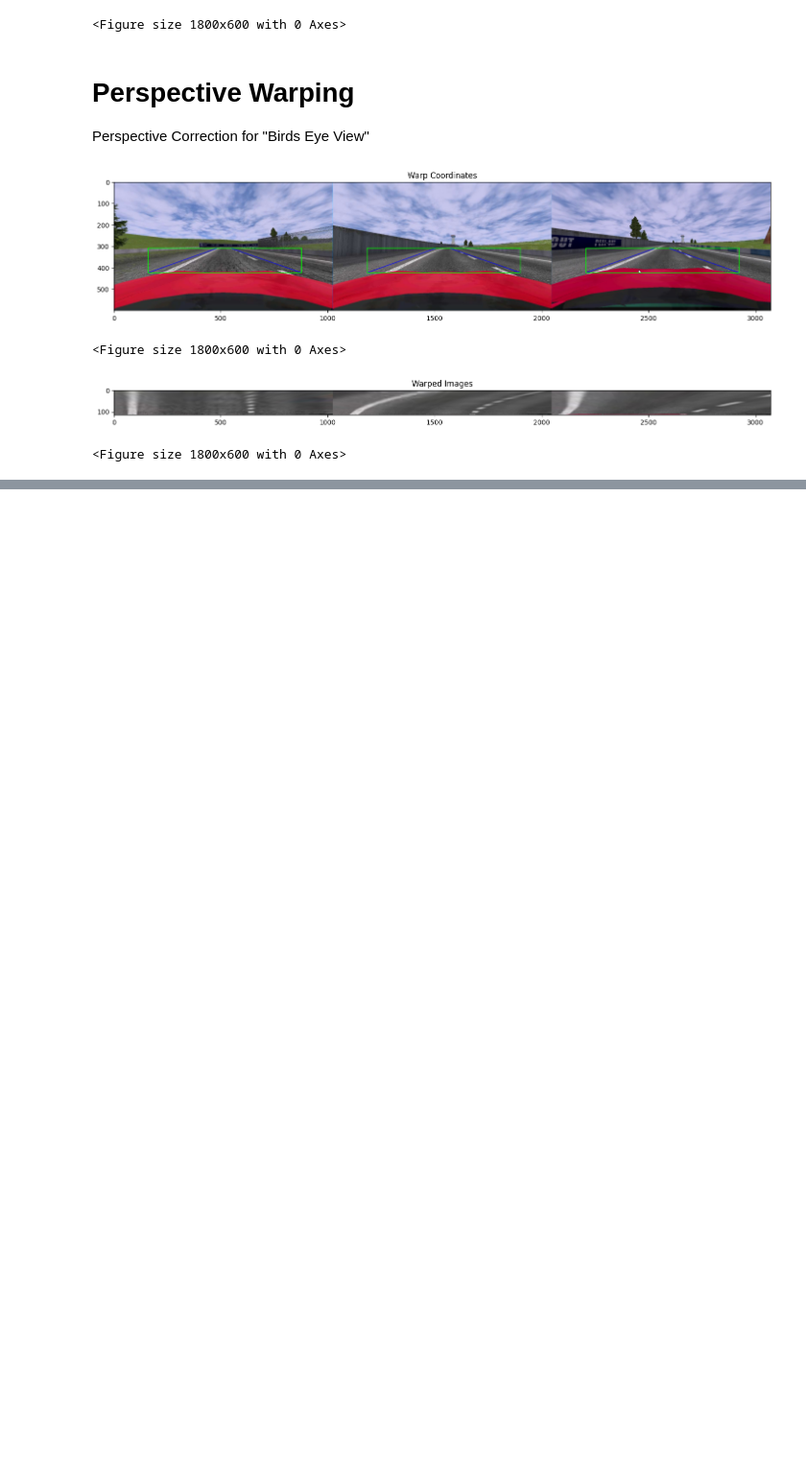
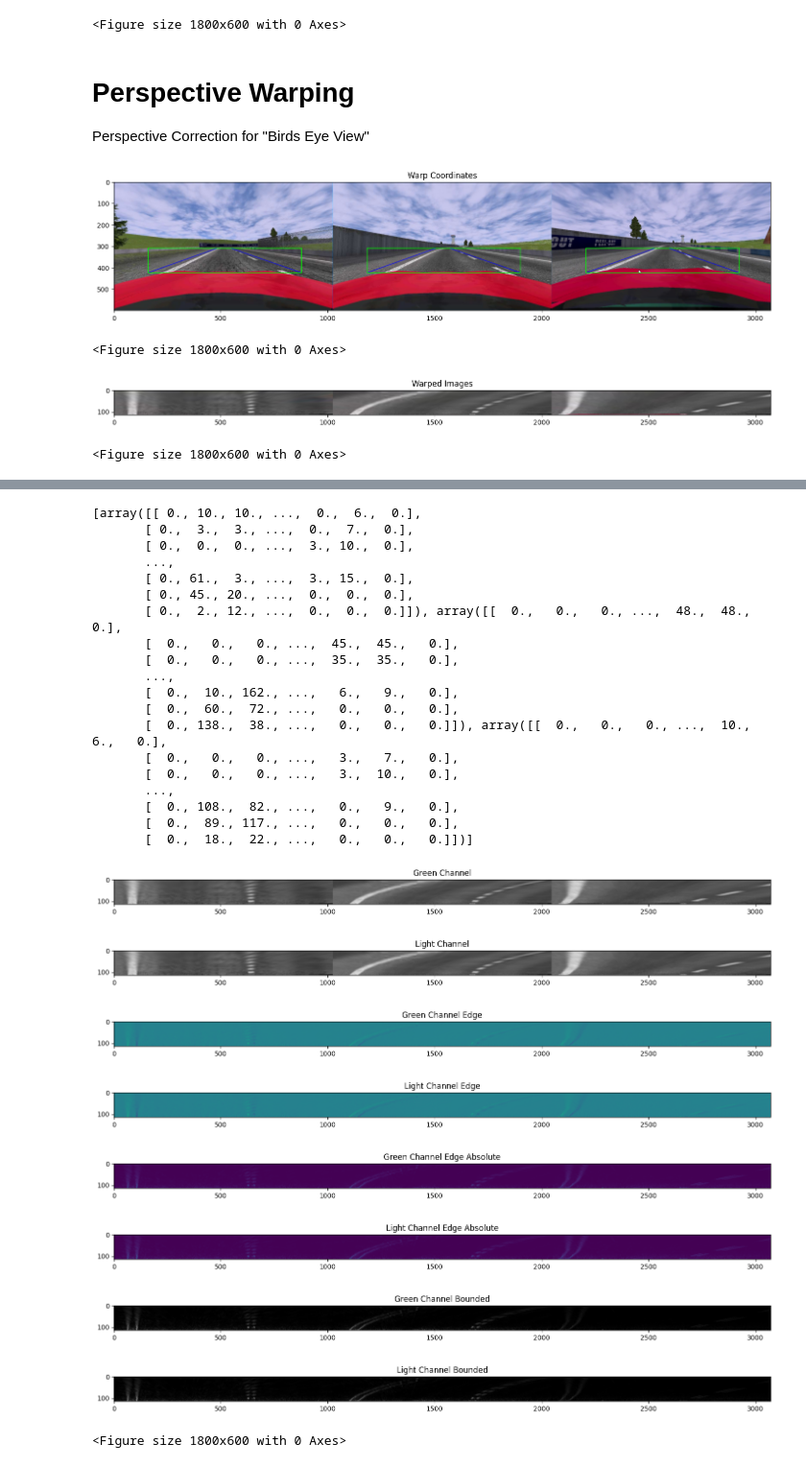
Before and after one commit to DaGreatSun/deep-learning-japan, a Jupyter notebook: Chapter3/02_lane-detection.ipynb, the cells around one changed output, grey strips where cells are left out. Shown at 96% size. Saved outputs shown, nothing was run; the diff lists cells and outputs as text; code cells hidden in the pictures; blank space fills up the shorter version.

Commit message:
Color Extraction and Edge Detection

```diff
--- a/Chapter3/02_lane-detection.ipynb
+++ b/Chapter3/02_lane-detection.ipynb
@@ -29,7 +29,11 @@ def mathplot_display_concatenated(name, images, alignment="h"):
         images = cv2.hconcat(images) if isinstance(images, list) else images
 
     plt.title(name)
-    plt.imshow(cv2.cvtColor(images, cv2.COLOR_BGR2RGB))
+    try:
+        plt.imshow(cv2.cvtColor(images, cv2.COLOR_BGR2RGB))
+    except:
+        plt.imshow(images)
+
     plt.figure()
 # %% [markdown]
 Image Import
@@ -102,8 +106,10 @@ def warp_images(images, warp_coord, destination_size):
     for i in range(len(images)):
         warped_images[i] = cv2.warpPerspective(images[i], perspective_correction, (destination_size[0], max_y-min_y), flags=cv2.INTER_LINEAR)
 
+    return warped_images
+
 compute_perspective(warp_coord)
-warp_images(original_images_copy, warp_coord, destination_size)
+warped_images = warp_images(original_images_copy, warp_coord, destination_size)
 plt.figure()
 mathplot_display_concatenated("Warped Images", warped_images, "h")
 # %% [output]
@@ -113,0 +126,54 @@ mathplot_display_concatenated("Warped Images", warped_images, "h")
+# %%
+hls_images = [cv2.cvtColor(image, cv2.COLOR_BGR2HLS) for image in warped_images]
+green_channel = [image[:,:,1] for image in warped_images] # 1: green channel
+light_channel = [image[:,:,1] for image in hls_images] # 1: lightness channel (FROM HLS)
+
+mathplot_display_concatenated("Green Channel", green_channel, "h")
+mathplot_display_concatenated("Light Channel", light_channel, "h")
+
+green_channel_edge_X = [cv2.Scharr(image, cv2.CV_64F, 1, 0) for image in green_channel]
+light_channel_edge_X = [cv2.Scharr(image, cv2.CV_64F, 1, 0) for image in light_channel]
+
+mathplot_display_concatenated("Green Channel Edge", green_channel_edge_X, "h")
+mathplot_display_concatenated("Light Channel Edge", light_channel_edge_X, "h")
+
+green_channel_edge_X = [np.absolute(image) for image in green_channel_edge_X]
+light_channel_edge_X = [np.absolute(image) for image in light_channel_edge_X]
+
+mathplot_display_concatenated("Green Channel Edge Absolute", green_channel_edge_X, "h")
+mathplot_display_concatenated("Light Channel Edge Absolute", light_channel_edge_X, "h")
+
+green_channel_edge_X = [np.uint8(255*image/np.max(image)) for image in green_channel_edge_X]
+light_channel_edge_X = [np.uint8(255*image/np.max(image)) for image in light_channel_edge_X]
+
+mathplot_display_concatenated("Green Channel Bounded", green_channel_edge_X, "h")
+mathplot_display_concatenated("Light Channel Bounded", light_channel_edge_X, "h")
+# %% [output]
+[array([[ 0., 10., 10., ...,  0.,  6.,  0.],
+       [ 0.,  3.,  3., ...,  0.,  7.,  0.],
+       [ 0.,  0.,  0., ...,  3., 10.,  0.],
+       ...,
+       [ 0., 61.,  3., ...,  3., 15.,  0.],
+       [ 0., 45., 20., ...,  0.,  0.,  0.],
+       [ 0.,  2., 12., ...,  0.,  0.,  0.]]), array([[  0.,   0.,   0., ...,  48.,  48.,   0.],
+       [  0.,   0.,   0., ...,  45.,  45.,   0.],
+       [  0.,   0.,   0., ...,  35.,  35.,   0.],
+       ...,
+       [  0.,  10., 162., ...,   6.,   9.,   0.],
+       [  0.,  60.,  72., ...,   0.,   0.,   0.],
+       [  0., 138.,  38., ...,   0.,   0.,   0.]]), array([[  0.,   0.,   0., ...,  10.,   6.,   0.],
+       [  0.,   0.,   0., ...,   3.,   7.,   0.],
+       [  0.,   0.,   0., ...,   3.,  10.,   0.],
+       ...,
+       [  0., 108.,  82., ...,   0.,   9.,   0.],
+       [  0.,  89., 117., ...,   0.,   0.,   0.],
+       [  0.,  18.,  22., ...,   0.,   0.,   0.]])]
+[figure, added]
+[figure, added]
+[figure, added]
+[figure, added]
+[figure, added]
+[figure, added]
+[figure, added]
+[figure, added]
+<Figure size 1800x600 with 0 Axes>
```
Also changed, not shown: parts of 1 cell of this notebook.
